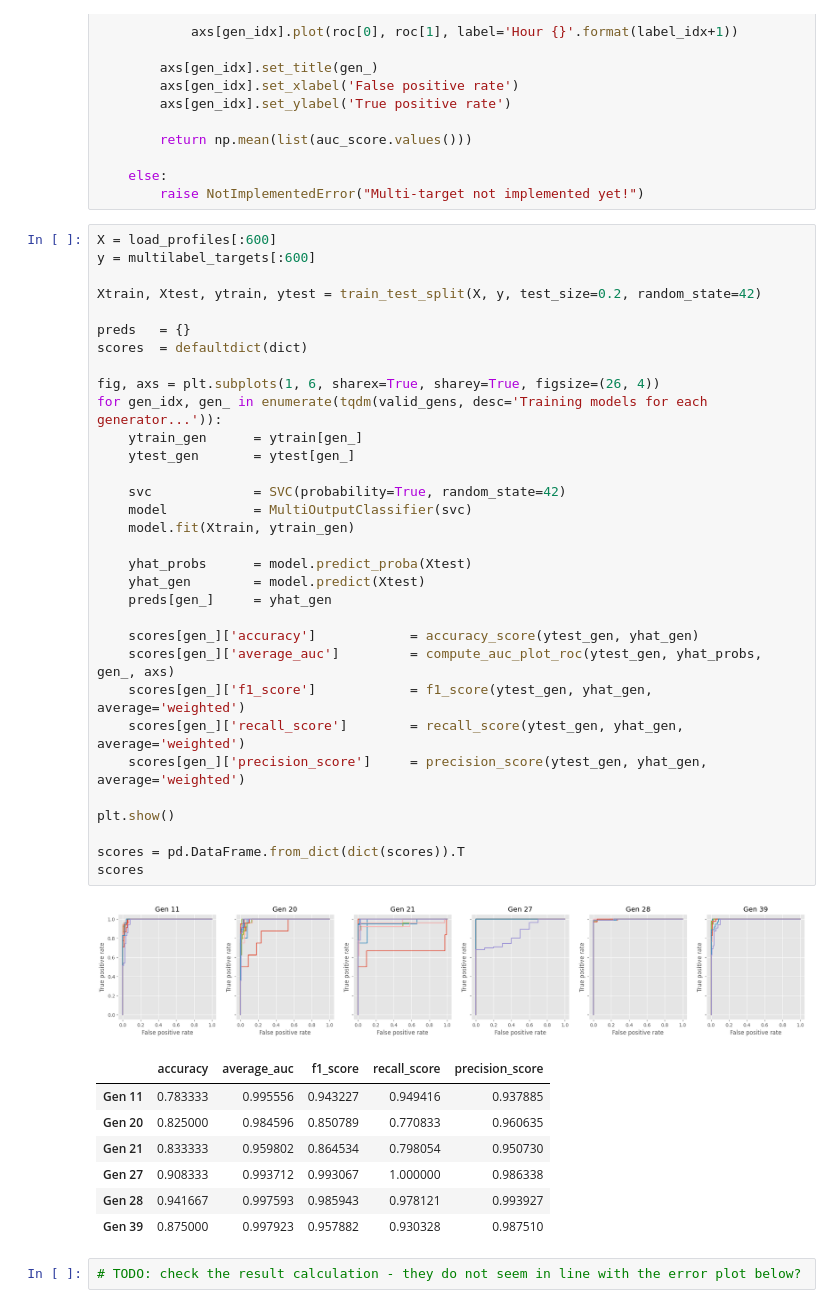
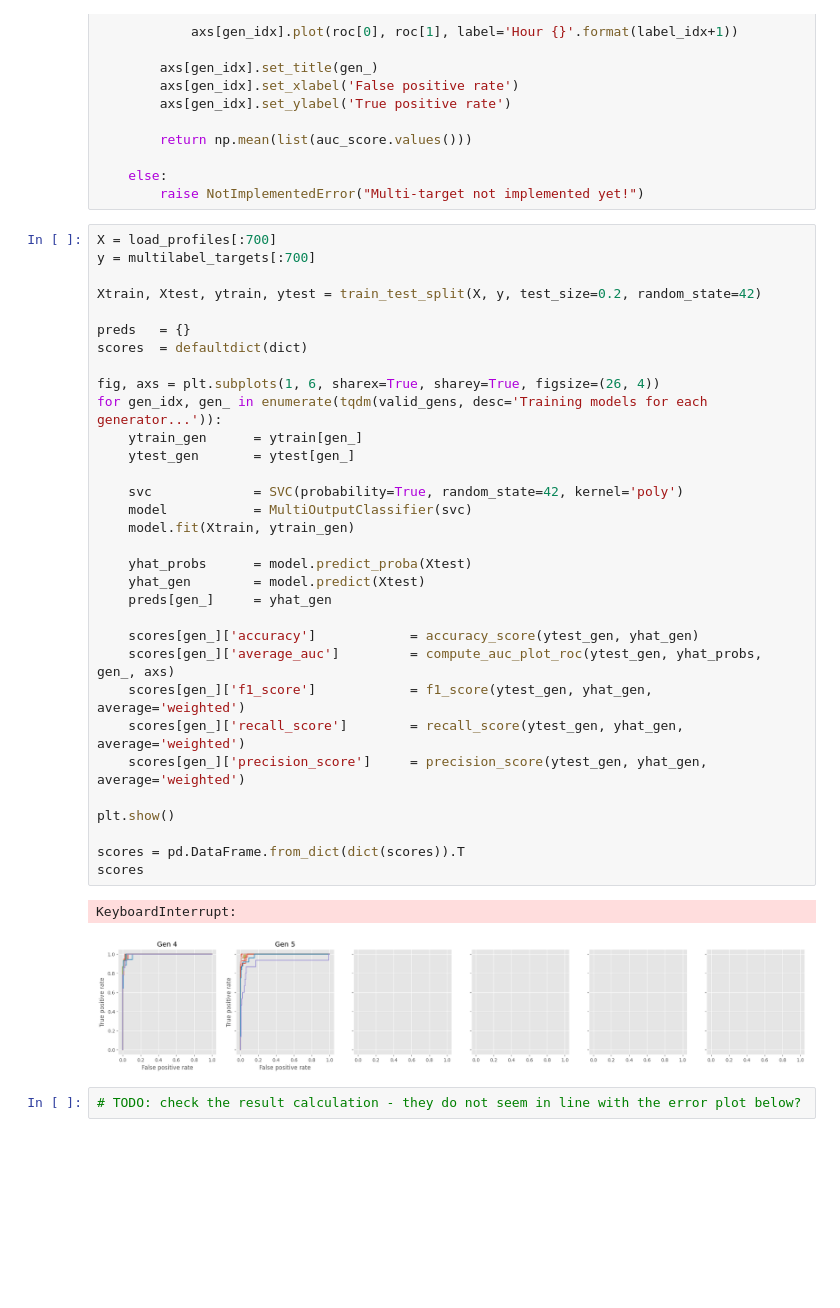
Before and after one commit to albertkjoller/ml-energy-systems, a Jupyter notebook: src/assignment3/notebooks/explainer_notebook.ipynb, the cells around one changed output. Cells and saved outputs as stored; diff of their text form; blank space fills up the shorter version.

```diff
--- a/src/assignment3/notebooks/explainer_notebook.ipynb
+++ b/src/assignment3/notebooks/explainer_notebook.ipynb
@@ -682,46 +684,40 @@ def compute_auc_plot_roc(ytest_gen, yhat_probs, gen_, axs, task: str = 'multilab
     else:
         raise NotImplementedError("Multi-target not implemented yet!")
 # %%
-X = load_profiles[:600]
-y = multilabel_targets[:600]
+X = load_profiles[:700]
+y = multilabel_targets[:700]
 
 Xtrain, Xtest, ytrain, ytest = train_test_split(X, y, test_size=0.2, random_state=42)
 
 preds   = {}
 scores  = defaultdict(dict)
 
 fig, axs = plt.subplots(1, 6, sharex=True, sharey=True, figsize=(26, 4))
 for gen_idx, gen_ in enumerate(tqdm(valid_gens, desc='Training models for each generator...')):
     ytrain_gen      = ytrain[gen_]
     ytest_gen       = ytest[gen_]
 
-    svc             = SVC(probability=True, random_state=42)
+    svc             = SVC(probability=True, random_state=42, kernel='poly')
     model           = MultiOutputClassifier(svc)
     model.fit(Xtrain, ytrain_gen)
 
     yhat_probs      = model.predict_proba(Xtest)
     yhat_gen        = model.predict(Xtest)
     preds[gen_]     = yhat_gen
 
     scores[gen_]['accuracy']            = accuracy_score(ytest_gen, yhat_gen)
     scores[gen_]['average_auc']         = compute_auc_plot_roc(ytest_gen, yhat_probs, gen_, axs)
     scores[gen_]['f1_score']            = f1_score(ytest_gen, yhat_gen, average='weighted')
     scores[gen_]['recall_score']        = recall_score(ytest_gen, yhat_gen, average='weighted')
     scores[gen_]['precision_score']     = precision_score(ytest_gen, yhat_gen, average='weighted')
 
 plt.show()
 
 scores = pd.DataFrame.from_dict(dict(scores)).T
 scores
 # %% [output]
+KeyboardInterrupt:
-[figure, old version]
+[figure, new version]
-|  | accuracy | average_auc | f1_score | recall_score | precision_score |
-| Gen 11 | 0.783333 | 0.995556 | 0.943227 | 0.949416 | 0.937885 |
-| Gen 20 | 0.825000 | 0.984596 | 0.850789 | 0.770833 | 0.960635 |
-| Gen 21 | 0.833333 | 0.959802 | 0.864534 | 0.798054 | 0.950730 |
-| Gen 27 | 0.908333 | 0.993712 | 0.993067 | 1.000000 | 0.986338 |
-| Gen 28 | 0.941667 | 0.997593 | 0.985943 | 0.978121 | 0.993927 |
-| Gen 39 | 0.875000 | 0.997923 | 0.957882 | 0.930328 | 0.987510 |
 # %%
 # TODO: check the result calculation - they do not seem in line with the error plot below?
 # %%
```
Also changed, not shown: parts of 4 cells of this notebook, 17 other files.
